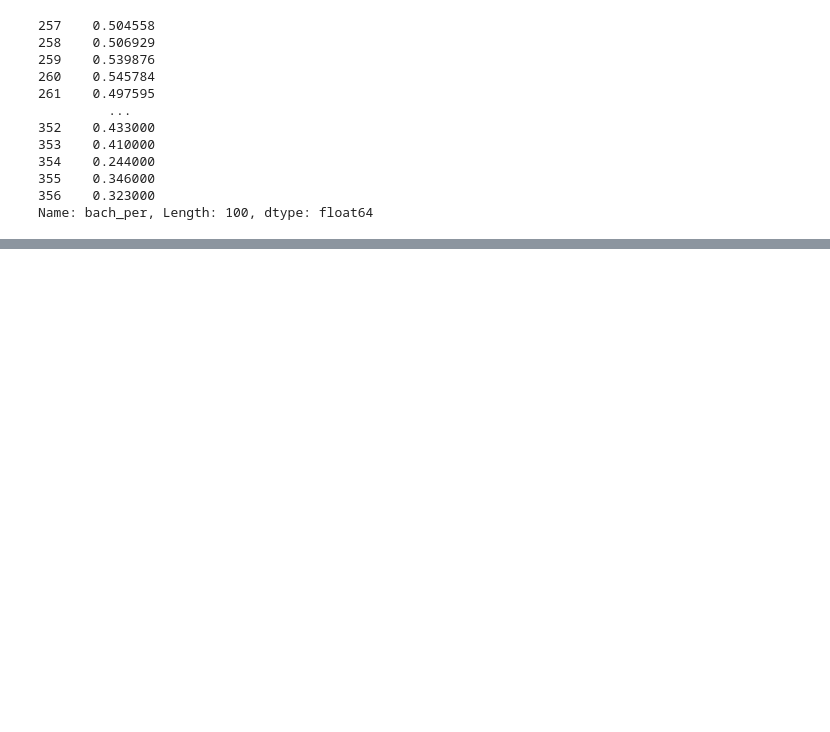
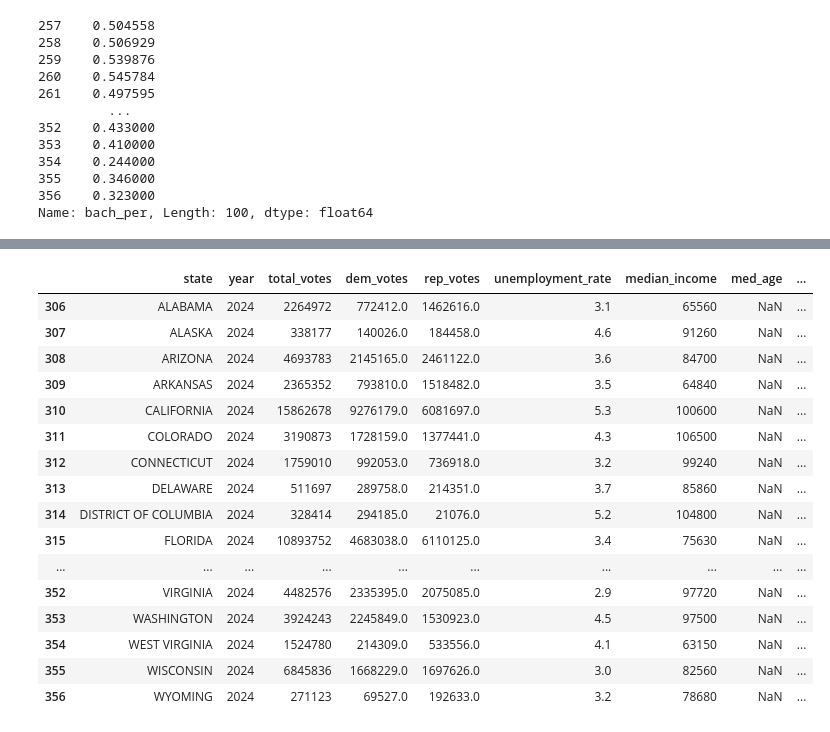
Before and after one commit to jamilditter/election_results, a Jupyter notebook: code/Data Cleaning.ipynb, the cells around one changed output, grey strips where cells are left out. Cells and saved outputs as stored; diff of their text form; code cells hidden in the pictures; blank space fills up the shorter version.

```diff
--- a/code/Data Cleaning.ipynb
+++ b/code/Data Cleaning.ipynb
@@ -433 +406,21 @@ merged_data.isna().sum().to_frame(name='Number of Missing Values')
 | dem_win | 0 |
+# %%
+merged_data[merged_data.isna().any(axis=1)]
+# %% [output]
+|  | state | year | total_votes | dem_votes | rep_votes | unemployment_rate | median_income | med_age | ... |
+| 306 | ALABAMA | 2024 | 2264972 | 772412.0 | 1462616.0 | 3.1 | 65560 | NaN | ... |
+| 307 | ALASKA | 2024 | 338177 | 140026.0 | 184458.0 | 4.6 | 91260 | NaN | ... |
+| 308 | ARIZONA | 2024 | 4693783 | 2145165.0 | 2461122.0 | 3.6 | 84700 | NaN | ... |
+| 309 | ARKANSAS | 2024 | 2365352 | 793810.0 | 1518482.0 | 3.5 | 64840 | NaN | ... |
+| 310 | CALIFORNIA | 2024 | 15862678 | 9276179.0 | 6081697.0 | 5.3 | 100600 | NaN | ... |
+| 311 | COLORADO | 2024 | 3190873 | 1728159.0 | 1377441.0 | 4.3 | 106500 | NaN | ... |
+| 312 | CONNECTICUT | 2024 | 1759010 | 992053.0 | 736918.0 | 3.2 | 99240 | NaN | ... |
+| 313 | DELAWARE | 2024 | 511697 | 289758.0 | 214351.0 | 3.7 | 85860 | NaN | ... |
+| 314 | DISTRICT OF COLUMBIA | 2024 | 328414 | 294185.0 | 21076.0 | 5.2 | 104800 | NaN | ... |
+| 315 | FLORIDA | 2024 | 10893752 | 4683038.0 | 6110125.0 | 3.4 | 75630 | NaN | ... |
+| ... | ... | ... | ... | ... | ... | ... | ... | ... | ... |
+| 352 | VIRGINIA | 2024 | 4482576 | 2335395.0 | 2075085.0 | 2.9 | 97720 | NaN | ... |
+| 353 | WASHINGTON | 2024 | 3924243 | 2245849.0 | 1530923.0 | 4.5 | 97500 | NaN | ... |
+| 354 | WEST VIRGINIA | 2024 | 1524780 | 214309.0 | 533556.0 | 4.1 | 63150 | NaN | ... |
+| 355 | WISCONSIN | 2024 | 6845836 | 1668229.0 | 1697626.0 | 3.0 | 82560 | NaN | ... |
+| 356 | WYOMING | 2024 | 271123 | 69527.0 | 192633.0 | 3.2 | 78680 | NaN | ... |
```
Also changed, not shown: parts of 17 cells of this notebook, 1 other file.
